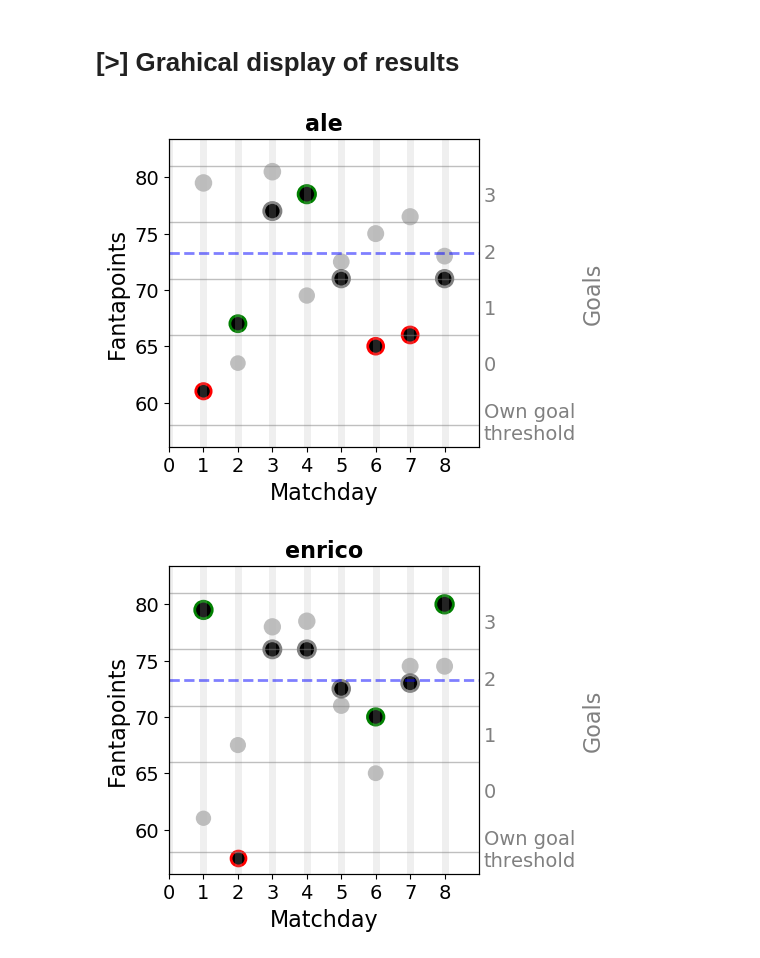
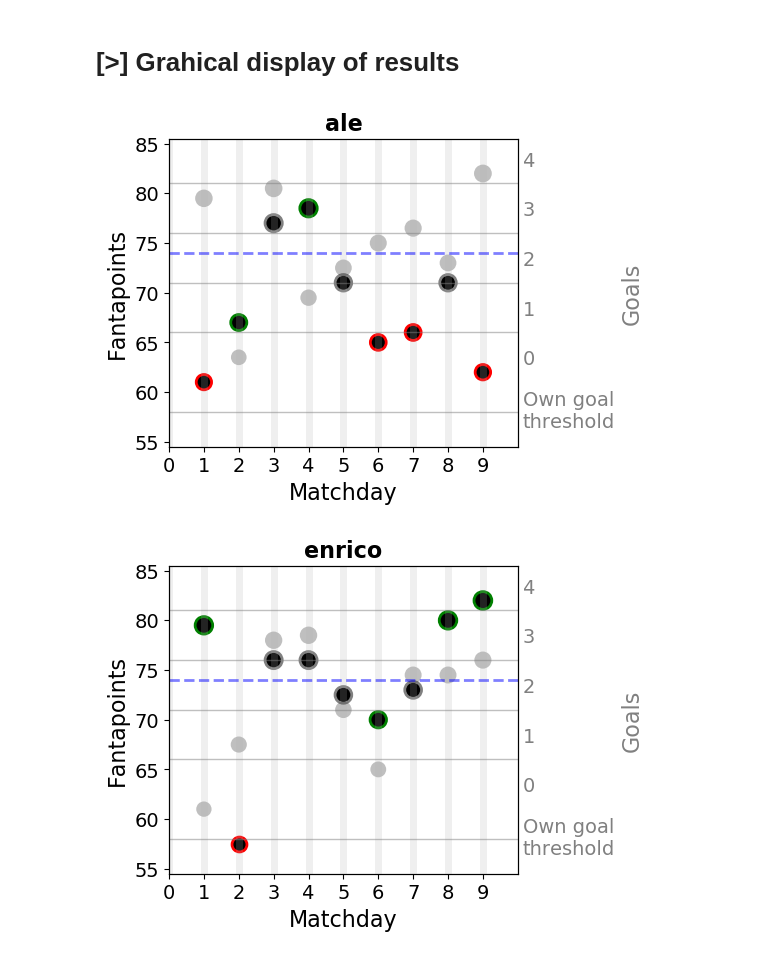
Before and after one commit to matluca/Fantastats, a Jupyter notebook: Fantastats1920.ipynb, the cells around one changed output. Cells and saved outputs as stored; diff of their text form; code cells hidden in the pictures.

```diff
--- a/Fantastats1920.ipynb
+++ b/Fantastats1920.ipynb
@@ -347,9 +358,14 @@ Team: Nottingham Forrest Gump ( luca )
 ### Total dataframe with sums
 df_total=df_final.groupby(['team']).sum()
 
-### Order by points -> Build classification
-df_total['pos'] = df_total['points'].rank(ascending=False, method='first')
-df_total['rank'] = df_total['fantapoints made'].rank(ascending=False, method='first')
+### Order by points (and then fantapoints) -> Build classification
+cols = ['points', 'fantapoints made']
+tups = df_total[cols].sort_values(cols, ascending=False).apply(tuple, 1)
+f, i = pd.factorize(tups)
+factorized = pd.Series(f + 1, tups.index)
+df_total['pos']=factorized
+
+df_total['rank'] = df_total['fantapoints made'].rank(ascending=False, method='first').astype(int)
 df_total['distance'] = np.max(df_total['points']) - df_total['points']
 print('### Cumulative data after', games, 'games ###')
 display(df_total.sort_values(by=['points', 'fantapoints made'], ascending=False))
@@ -383,8 +399,6 @@ display(df_last_day)
 # %%
 ### Expected value of goals against, facing all other opponents ##############################à
 df_total['x_GA'] = (df_total['GM'].sum() - df_total['GM'])/(n_players-1)
-df_total['Team']=df_total.apply(lambda x: x.name, axis=1)
-
 
 fig = plt.figure(figsize=(8,5))
 
@@ -461,7 +473,7 @@ plt.bar(np.arange(n_players), df_total[keys[1]], bottom=np.heaviside(df_total[ke
 
 plt.legend()
 
-for i, f in enumerate(list(np.round(df_total['Luck Index'],decimals=1))):
+for i, f in enumerate(list(np.round(df_total['Luck Index'],decimals=2))):
     if f<0:
         va = 'top'
         offset = -0.7
@@ -634,62 +616,56 @@ plt.show()
 ### Graphical display of results ######################################################
 for team in teams:
     data_team = df_final[df_final['team']==team].copy()
-    gg = max(data_team.index)
+    fig = plt.figure(figsize=(games*0.5,4))
 
-    fig = plt.figure(figsize=(gg*0.5,4))
-
-    plt.hlines(goal_marks, -1000,1000, 'grey','-', linewidth=1, alpha=0.5)
-    #plt.axhspan(pf_med-2*pf_std, pf_med+2*pf_std, 0, 40, color='blue', alpha=0.05, label='$2\sigma$')
-    #plt.axhspan(pf_med-1*pf_std, pf_med+1*pf_std, 0, 40, color='blue', alpha=0.1, label='$1\sigma$')
-    plt.hlines(fp_med,0,40, colors='blue', linewidth=2, linestyles='--', alpha=0.5, label='Median')
-
-    #ax = plt.scatter(data.index, data['fantapoints against'], c='blue', s=data['fantapoints against'], alpha=0.1)
+    #Losses
     data = data_team[data_team.result=='L']
     ax = plt.scatter(data.index, data['fantapoints made'], c='black', edgecolor='r', linewidth=2, s=data['fantapoints made']*2, label='')
     ax = plt.scatter(data.index, data['fantapoints against'], c='black', edgecolor='none', s=data['fantapoints against']*2, alpha=0.25, label='')
+    #Ties
     data = data_team[data_team.result=='T']
     ax = plt.scatter(data.index, data['fantapoints made'], c='black', edgecolor='grey', linewidth=2, s=data['fantapoints made']*2, label='')
     ax = plt.scatter(data.index, data['fantapoints against'], c='black', edgecolor='none', s=data['fantapoints against']*2, alpha=0.25, label='')
+    #Wins
     data = data_team[data_team.result=='W']
     ax = plt.scatter(data.index, data['fantapoints made'], c='black', edgecolor='g', linewidth=2, s=data['fantapoints made']*2, label='')
     ax = plt.scatter(data.index, data['fantapoints against'], c='black', edgecolor='none', s=data['fantapoints against']*2, alpha=0.25, label='')
 
-    plt.xlabel('Matchday')
-    plt.ylabel('Fantapoints')
-    plt.title(team)
-
-    matchday=gg+1
-
-    plt.xlim(0,matchday)
-    plt.ylim(ymin, ymax)
-    plt.xticks(np.arange(0,matchday))
-    plt.grid(axis='x', linestyle='-', linewidth=5, alpha=0.2)
-    #plt.minorticks_on()
-
-    # secondary y axis
-    ax2 = plt.twinx()
-
+    #Setting limits y-axis and adding line for goal marks and median
+    ymin = min(df_final['fantapoints made'].min(), df_final['fantapoints against'].min())-3
+    ymax = max(df_final['fantapoints made'].max(), df_final['fantapoints against'].max())+3
     goal_marks=np.array([thr_own_goal])
     goal_numb=np.array([0])
     for i in range(0,math.floor((ymax-thr_first_goal)/step)+2):
         goal_marks=np.append(goal_marks,[thr_first_goal+i*step])
         goal_numb=np.append(goal_numb,i+1)
     goal_numb = np.insert(goal_numb, 0, -1)
+    plt.hlines(goal_marks, -1000,1000, 'grey','-', linewidth=1, alpha=0.5)
+    plt.hlines(fp_med,0,40, colors='blue', linewidth=2, linestyles='--', alpha=0.5, label='Median')
 
+    plt.xlabel('Matchday')
+    plt.ylabel('Fantapoints')
+    plt.title(team)
+
+    plt.xlim(0,games+1)
+    plt.ylim(ymin, ymax)
+    plt.xticks(np.arange(0,games+1))
+    plt.grid(axis='x', linestyle='-', linewidth=5, alpha=0.2)
+
+    # secondary y axis
+    ax2 = plt.twinx()
     goal = lambda fp_made: (fp_made-66)/step + 0.5
-
     ax2.set_yticks(goal_numb)
     yticks=goal_numb.tolist()
     yticks[0]='Own goal\nthreshold'
     ax2.set_yticklabels( yticks)
     ax2.set_ylabel('Goals')
-
     ax2.set_ylim((goal(ymin),goal(ymax)))
     ax2.tick_params(axis='y', colors='grey', length=0)
     ax2.yaxis.label.set_color('grey')
     ax2.plot([],[])
 
     plt.show()
 # %% [output]
-[figure, old version]
+[figure, new version]
-[figure, old version]
+[figure, new version]
```
Also changed, not shown: parts of 21 cells of this notebook, 6 other files.
